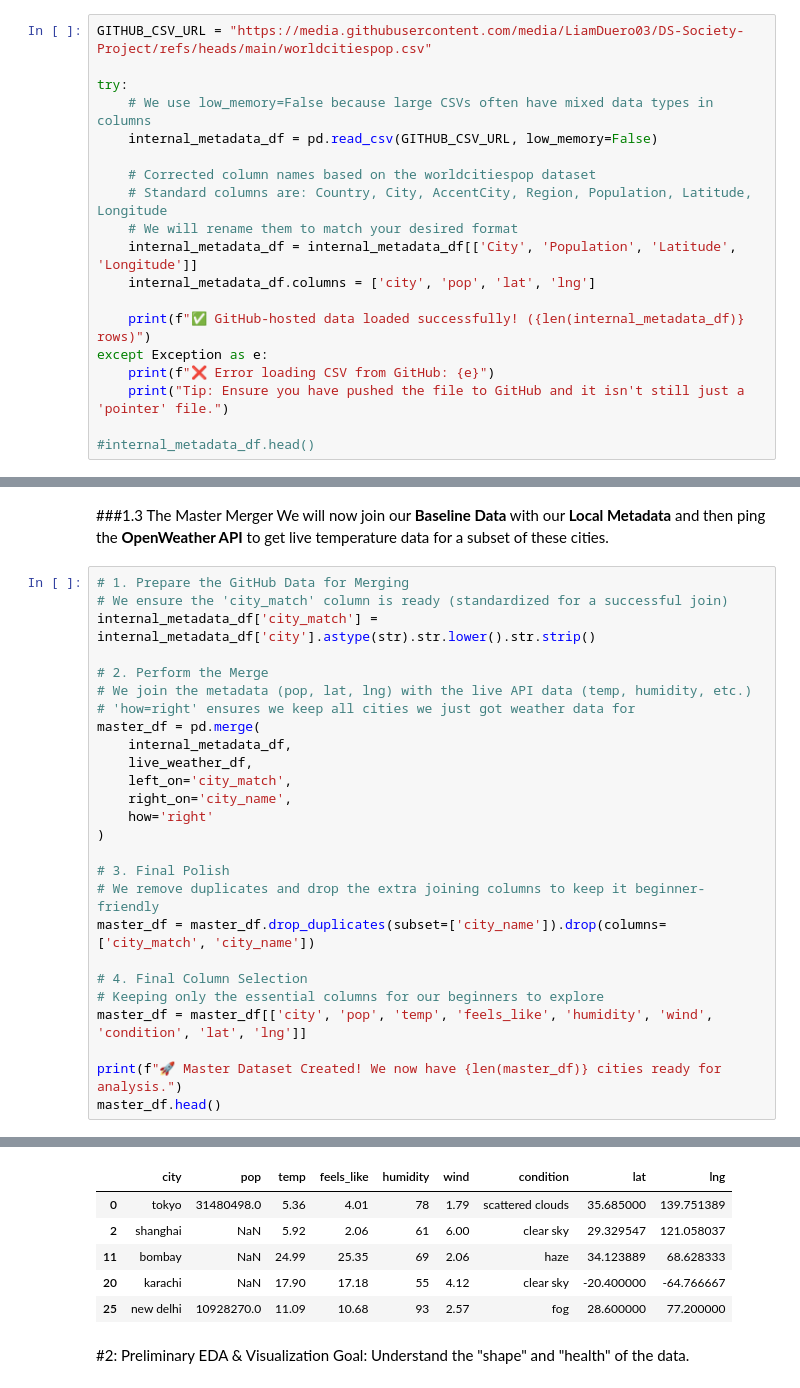
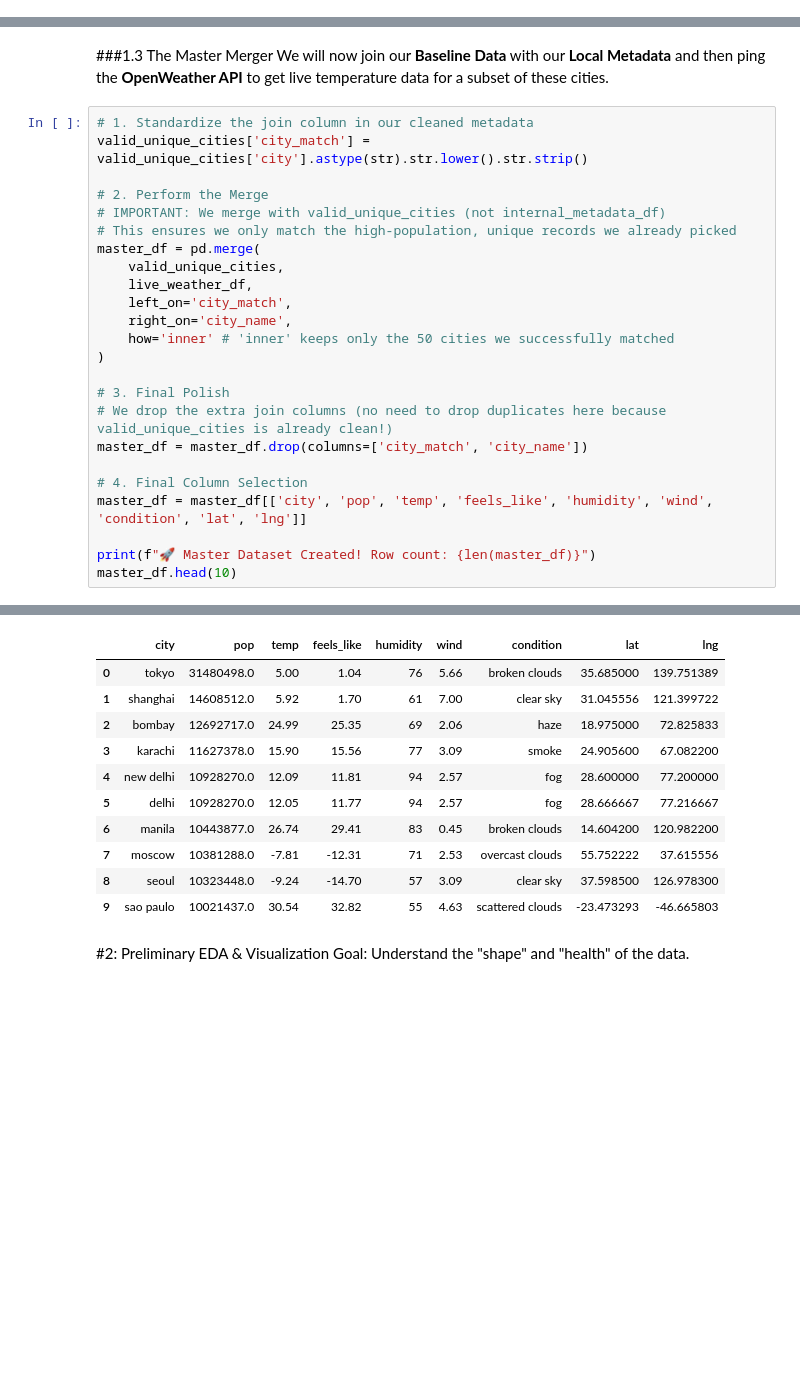
Before and after one commit to LiamDuero03/DS-Society-Project, a Jupyter notebook: Full-Project.ipynb, the cells around one changed output, grey strips where cells are left out. Cells and saved outputs as stored; diff of their text form; blank space fills up the shorter version.

Commit message:
Adapted to load top 50 cities by size and fetch their values

```diff
--- a/Full-Project.ipynb
+++ b/Full-Project.ipynb
@@ -28,22 +28,3 @@ Instead of manual uploads, we pull our "internal" population data directly from
 | **city** | Standardized city name (lowercased for merging) |
 | **pop** | Total population count |
 | **lat / lng** | Geographic coordinates (Latitude and Longitude) |
-# %%
-GITHUB_CSV_URL = "https://media.githubusercontent.com/media/LiamDuero03/DS-Society-Project/refs/heads/main/worldcitiespop.csv"
-
-try:
-    # We use low_memory=False because large CSVs often have mixed data types in columns
-    internal_metadata_df = pd.read_csv(GITHUB_CSV_URL, low_memory=False)
-
-    # Corrected column names based on the worldcitiespop dataset
-    # Standard columns are: Country, City, AccentCity, Region, Population, Latitude, Longitude
-    # We will rename them to match your desired format
-    internal_metadata_df = internal_metadata_df[['City', 'Population', 'Latitude', 'Longitude']]
-    internal_metadata_df.columns = ['city', 'pop', 'lat', 'lng']
-
-    print(f"✅ GitHub-hosted data loaded successfully! ({len(internal_metadata_df)} rows)")
-except Exception as e:
-    print(f"❌ Error loading CSV from GitHub: {e}")
-    print("Tip: Ensure you have pushed the file to GitHub and it isn't still just a 'pointer' file.")
-
-#internal_metadata_df.head()
@@ -149,29 +216,27 @@ live_weather_df.head()
 ###1.3 The Master Merger
 We will now join our **Baseline Data** with our **Local Metadata** and then ping the **OpenWeather API** to get live temperature data for a subset of these cities.
 # %%
-# 1. Prepare the GitHub Data for Merging
-# We ensure the 'city_match' column is ready (standardized for a successful join)
-internal_metadata_df['city_match'] = internal_metadata_df['city'].astype(str).str.lower().str.strip()
+# 1. Standardize the join column in our cleaned metadata
+valid_unique_cities['city_match'] = valid_unique_cities['city'].astype(str).str.lower().str.strip()
 
 # 2. Perform the Merge
-# We join the metadata (pop, lat, lng) with the live API data (temp, humidity, etc.)
-# 'how=right' ensures we keep all cities we just got weather data for
+# IMPORTANT: We merge with valid_unique_cities (not internal_metadata_df)
+# This ensures we only match the high-population, unique records we already picked
 master_df = pd.merge(
-    internal_metadata_df,
+    valid_unique_cities,
     live_weather_df,
     left_on='city_match',
     right_on='city_name',
-    how='right'
+    how='inner' # 'inner' keeps only the 50 cities we successfully matched
 )
 
 # 3. Final Polish
-# We remove duplicates and drop the extra joining columns to keep it beginner-friendly
-master_df = master_df.drop_duplicates(subset=['city_name']).drop(columns=['city_match', 'city_name'])
+# We drop the extra join columns (no need to drop duplicates here because valid_unique_cities is already clean!)
+master_df = master_df.drop(columns=['city_match', 'city_name'])
 
 # 4. Final Column Selection
-# Keeping only the essential columns for our beginners to explore
 master_df = master_df[['city', 'pop', 'temp', 'feels_like', 'humidity', 'wind', 'condition', 'lat', 'lng']]
 
-print(f"🚀 Master Dataset Created! We now have {len(master_df)} cities ready for analysis.")
-master_df.head()
+print(f"🚀 Master Dataset Created! Row count: {len(master_df)}")
+master_df.head(10)
 # %% [output]
@@ -179,9 +244,14 @@ master_df.head()
 |  | city | pop | temp | feels_like | humidity | wind | condition | lat | lng |
-| 0 | tokyo | 31480498.0 | 5.36 | 4.01 | 78 | 1.79 | scattered clouds | 35.685000 | 139.751389 |
-| 2 | shanghai | NaN | 5.92 | 2.06 | 61 | 6.00 | clear sky | 29.329547 | 121.058037 |
-| 11 | bombay | NaN | 24.99 | 25.35 | 69 | 2.06 | haze | 34.123889 | 68.628333 |
-| 20 | karachi | NaN | 17.90 | 17.18 | 55 | 4.12 | clear sky | -20.400000 | -64.766667 |
-| 25 | new delhi | 10928270.0 | 11.09 | 10.68 | 93 | 2.57 | fog | 28.600000 | 77.200000 |
+| 0 | tokyo | 31480498.0 | 5.00 | 1.04 | 76 | 5.66 | broken clouds | 35.685000 | 139.751389 |
+| 1 | shanghai | 14608512.0 | 5.92 | 1.70 | 61 | 7.00 | clear sky | 31.045556 | 121.399722 |
+| 2 | bombay | 12692717.0 | 24.99 | 25.35 | 69 | 2.06 | haze | 18.975000 | 72.825833 |
+| 3 | karachi | 11627378.0 | 15.90 | 15.56 | 77 | 3.09 | smoke | 24.905600 | 67.082200 |
+| 4 | new delhi | 10928270.0 | 12.09 | 11.81 | 94 | 2.57 | fog | 28.600000 | 77.200000 |
+| 5 | delhi | 10928270.0 | 12.05 | 11.77 | 94 | 2.57 | fog | 28.666667 | 77.216667 |
+| 6 | manila | 10443877.0 | 26.74 | 29.41 | 83 | 0.45 | broken clouds | 14.604200 | 120.982200 |
+| 7 | moscow | 10381288.0 | -7.81 | -12.31 | 71 | 2.53 | overcast clouds | 55.752222 | 37.615556 |
+| 8 | seoul | 10323448.0 | -9.24 | -14.70 | 57 | 3.09 | clear sky | 37.598500 | 126.978300 |
+| 9 | sao paulo | 10021437.0 | 30.54 | 32.82 | 55 | 4.63 | scattered clouds | -23.473293 | -46.665803 |
 # %% [markdown]
 #2: Preliminary EDA & Visualization
 Goal: Understand the "shape" and "health" of the data.
```
Also changed, not shown: parts of 5 cells of this notebook.
